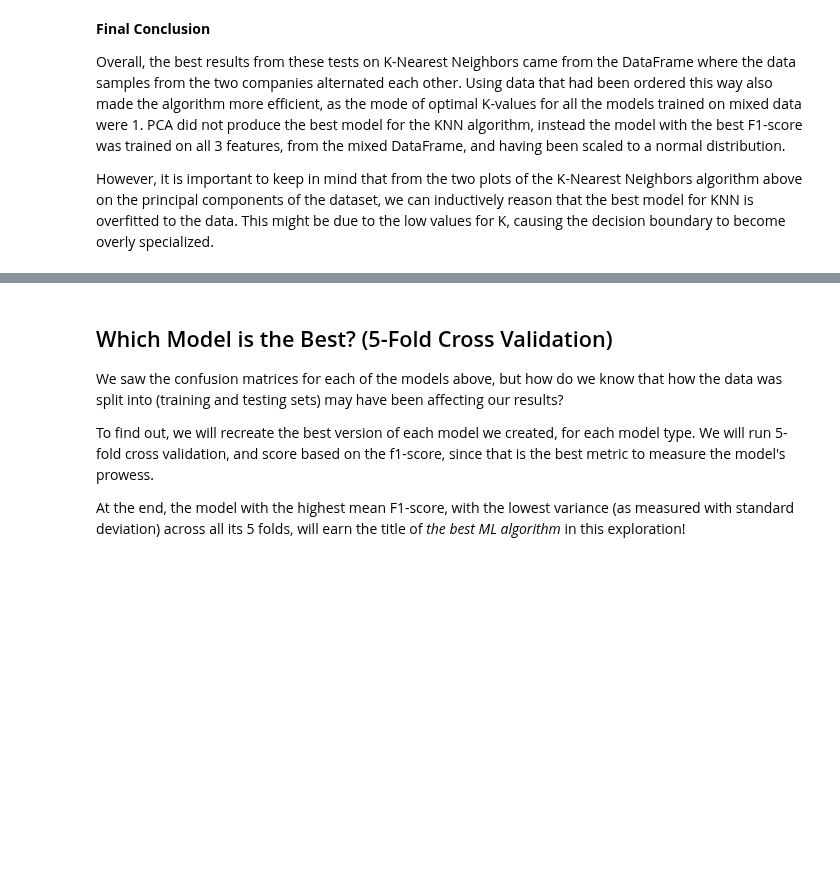
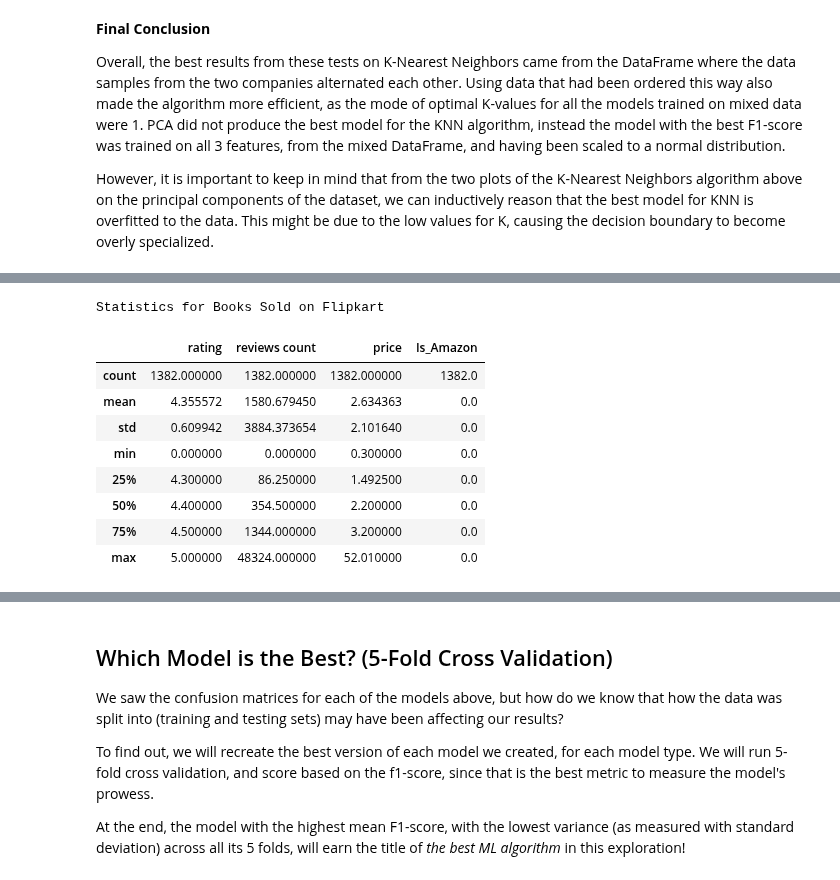
Before and after one commit to UPstartDeveloper/bookstore-classifier, a Jupyter notebook: classifications.ipynb, the cells around one changed output, grey strips where cells are left out. Cells and saved outputs as stored; diff of their text form; code cells hidden in the pictures; blank space fills up the shorter version.

```diff
--- a/classifications.ipynb
+++ b/classifications.ipynb
@@ -1394,0 +1434,14 @@ However, it is important to keep in mind that from the two plots of the K-Neares
+# %%
+fp_stats = print_book_stats(0)
+fp_stats
+# %% [output]
+Statistics for Books Sold on Flipkart
+|  | rating | reviews count | price | Is_Amazon |
+| count | 1382.000000 | 1382.000000 | 1382.000000 | 1382.0 |
+| mean | 4.355572 | 1580.679450 | 2.634363 | 0.0 |
+| std | 0.609942 | 3884.373654 | 2.101640 | 0.0 |
+| min | 0.000000 | 0.000000 | 0.300000 | 0.0 |
+| 25% | 4.300000 | 86.250000 | 1.492500 | 0.0 |
+| 50% | 4.400000 | 354.500000 | 2.200000 | 0.0 |
+| 75% | 4.500000 | 1344.000000 | 3.200000 | 0.0 |
+| max | 5.000000 | 48324.000000 | 52.010000 | 0.0 |
```
Also changed, not shown: parts of 14 cells of this notebook.
